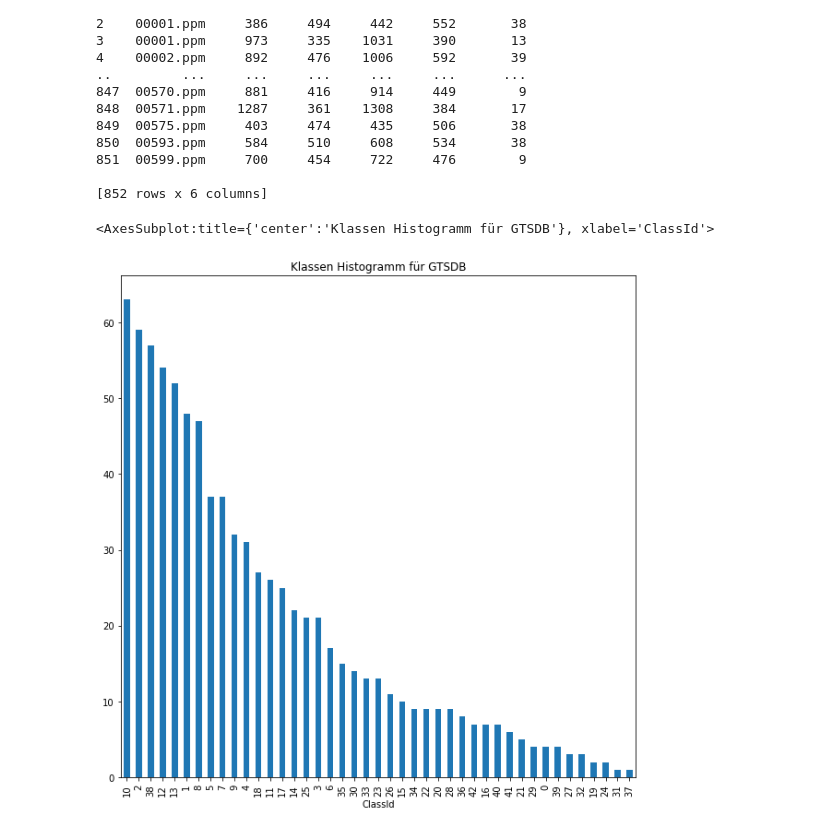
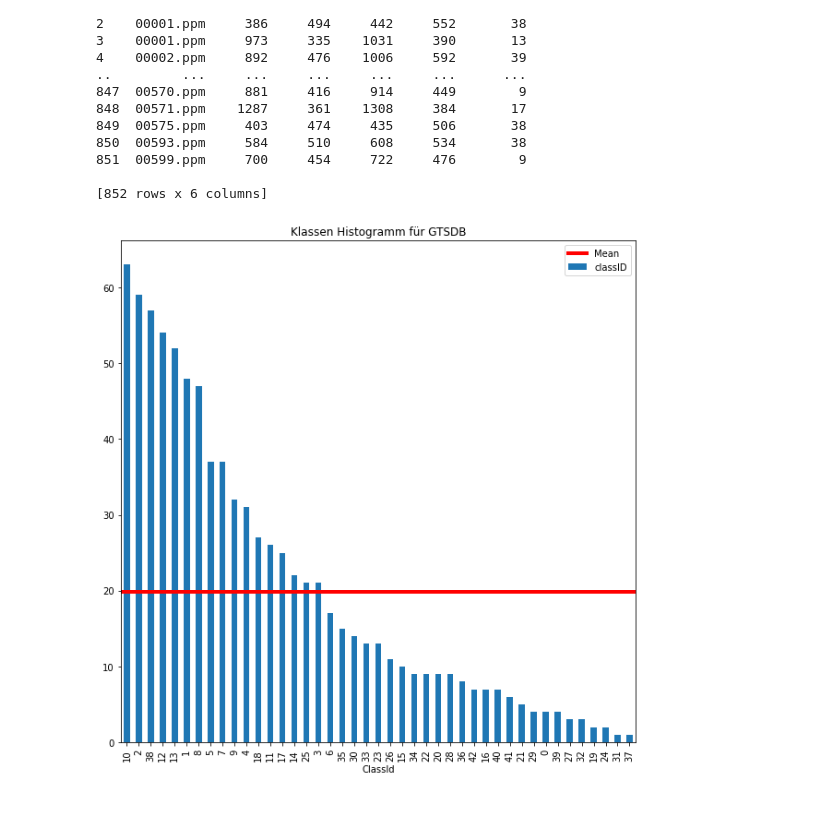
Before and after one commit to AutonomeStudienarbeit/EvalFramework, a Jupyter notebook: notebooks/dataset_analysis.ipynb, the cells around one changed output. Cells and saved outputs as stored; diff of their text form; code cells hidden in the pictures.

```diff
--- a/notebooks/dataset_analysis.ipynb
+++ b/notebooks/dataset_analysis.ipynb
@@ -33,6 +34,12 @@ print(gtsrb_test_df)
 12629     32      31       6       5      27      26       10  Test/12629.png
 
 [12630 rows x 8 columns]
+# %%
+gtsrb_train_class_counts = pd.value_counts(gtsrb_train_df['ClassId'])
 # %%
-pd.value_counts(gtsrb_train_df['ClassId']).plot(figsize=(10,10), title="Klassen Histogramm für GTSRB Train Split", xlabel="ClassId", kind="bar")
+gtsdb_train_ax = gtsrb_train_class_counts.plot(figsize=(10,10), title="Klassen Histogramm für GTSRB Train Split", xlabel="ClassId", kind="bar")
+gtsdb_train_ax.axhline(y=gtsrb_train_class_counts.mean(), linewidth=4, color='r', label='Mean')
+gtsdb_train_ax.legend()
+gtsdb_train_fig = gtsdb_train_ax.get_figure()
+gtsdb_train_fig.show()
 # %% [output]
@@ -65,7 +75,11 @@ print(gtsdb_gt_df)
 
 [852 rows x 6 columns]
 # %%
-pd.value_counts(gtsdb_gt_df['classID']).plot(figsize=(10,10), title="Klassen Histogramm für GTSDB", xlabel="ClassId", kind="bar")
+gtsdb_class_counts = pd.value_counts(gtsdb_gt_df['classID'])
+gtsdb_ax = gtsdb_class_counts.plot(figsize=(10,10), title="Klassen Histogramm für GTSDB", xlabel="ClassId", kind="bar")
+gtsdb_ax.axhline(y=gtsdb_class_counts.mean(), linewidth=4, color='r', label='Mean')
+gtsdb_ax.legend()
+gtsdb_fig = gtsdb_train_ax.get_figure()
+gtsdb_fig.show()
 # %% [output]
-<AxesSubplot:title={'center':'Klassen Histogramm für GTSDB'}, xlabel='ClassId'>
-[figure, old version]
+[figure, new version]
```
Also changed, not shown: parts of 3 cells of this notebook, 1 other file.
